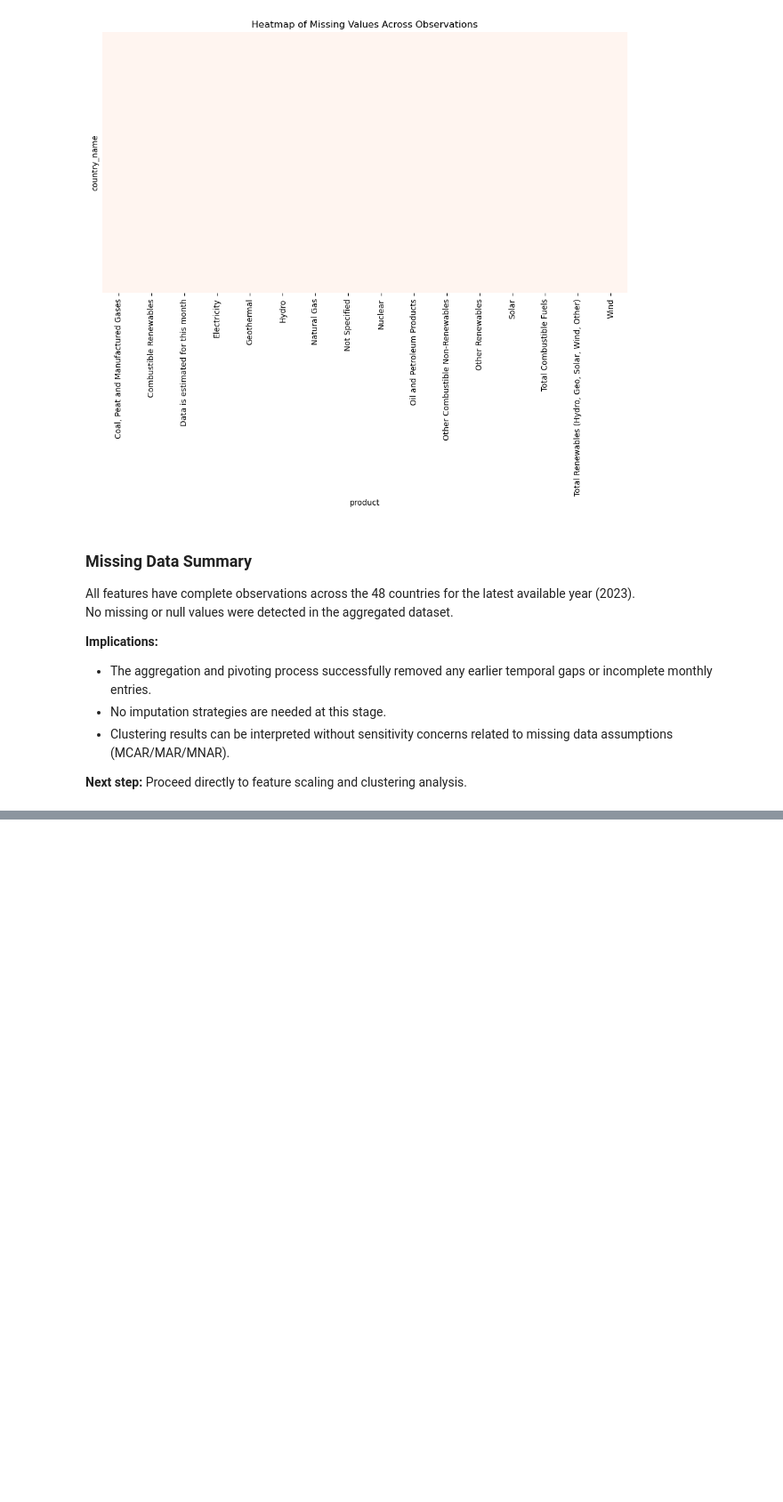
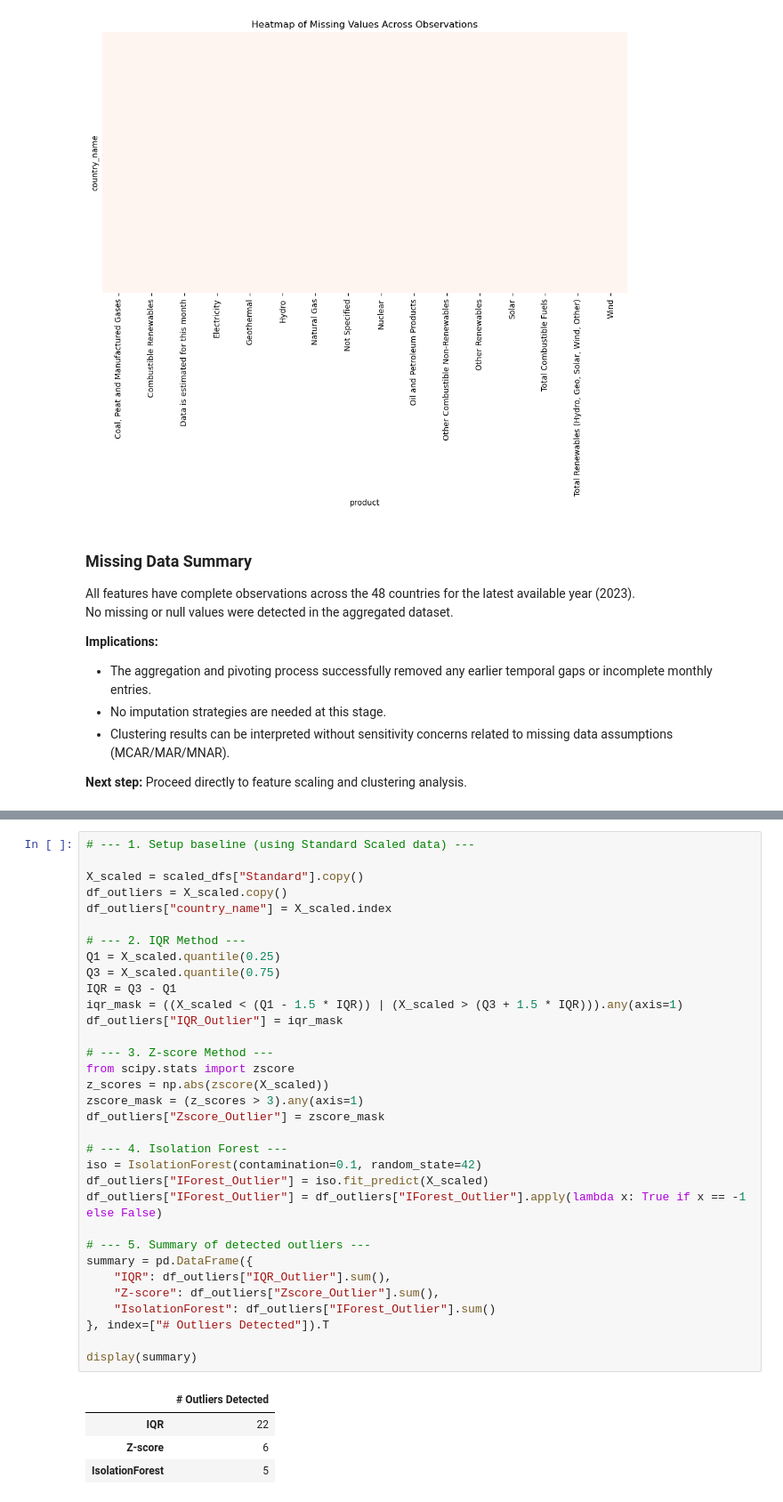
Before and after one commit to FedorSulaev/global-energy-systems-clustering, a Jupyter notebook: notebooks/01_data_analysis_and_preprocessing.ipynb, the cells around one changed output, grey strips where cells are left out. Shown at 89% size. Drawn from its saved outputs; the diff is of its cells as text; blank space fills up the shorter version.

```diff
--- a/notebooks/01_data_analysis_and_preprocessing.ipynb
+++ b/notebooks/01_data_analysis_and_preprocessing.ipynb
@@ -245,0 +380,38 @@ No missing or null values were detected in the aggregated dataset.
+# %%
+# --- 1. Setup baseline (using Standard Scaled data) ---
+
+X_scaled = scaled_dfs["Standard"].copy()
+df_outliers = X_scaled.copy()
+df_outliers["country_name"] = X_scaled.index
+
+# --- 2. IQR Method ---
+Q1 = X_scaled.quantile(0.25)
+Q3 = X_scaled.quantile(0.75)
+IQR = Q3 - Q1
+iqr_mask = ((X_scaled < (Q1 - 1.5 * IQR)) | (X_scaled > (Q3 + 1.5 * IQR))).any(axis=1)
+df_outliers["IQR_Outlier"] = iqr_mask
+
+# --- 3. Z-score Method ---
+from scipy.stats import zscore
+z_scores = np.abs(zscore(X_scaled))
+zscore_mask = (z_scores > 3).any(axis=1)
+df_outliers["Zscore_Outlier"] = zscore_mask
+
+# --- 4. Isolation Forest ---
+iso = IsolationForest(contamination=0.1, random_state=42)
+df_outliers["IForest_Outlier"] = iso.fit_predict(X_scaled)
+df_outliers["IForest_Outlier"] = df_outliers["IForest_Outlier"].apply(lambda x: True if x == -1 else False)
+
+# --- 5. Summary of detected outliers ---
+summary = pd.DataFrame({
+    "IQR": df_outliers["IQR_Outlier"].sum(),
+    "Z-score": df_outliers["Zscore_Outlier"].sum(),
+    "IsolationForest": df_outliers["IForest_Outlier"].sum()
+}, index=["# Outliers Detected"]).T
+
+display(summary)
+# %% [output]
+|  | # Outliers Detected |
+| IQR | 22 |
+| Z-score | 6 |
+| IsolationForest | 5 |
```
Also changed, not shown: parts of 9 cells of this notebook.
